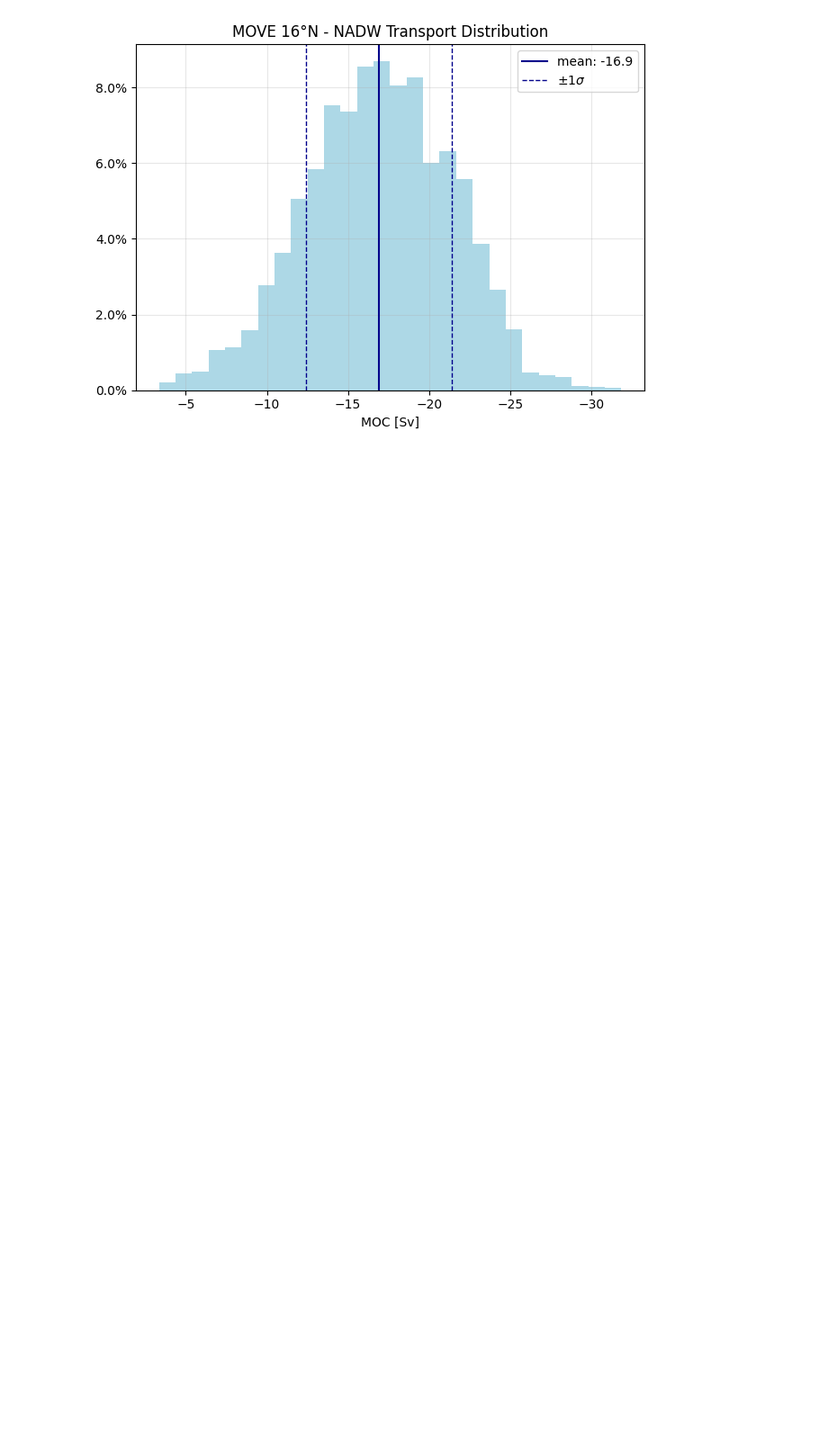
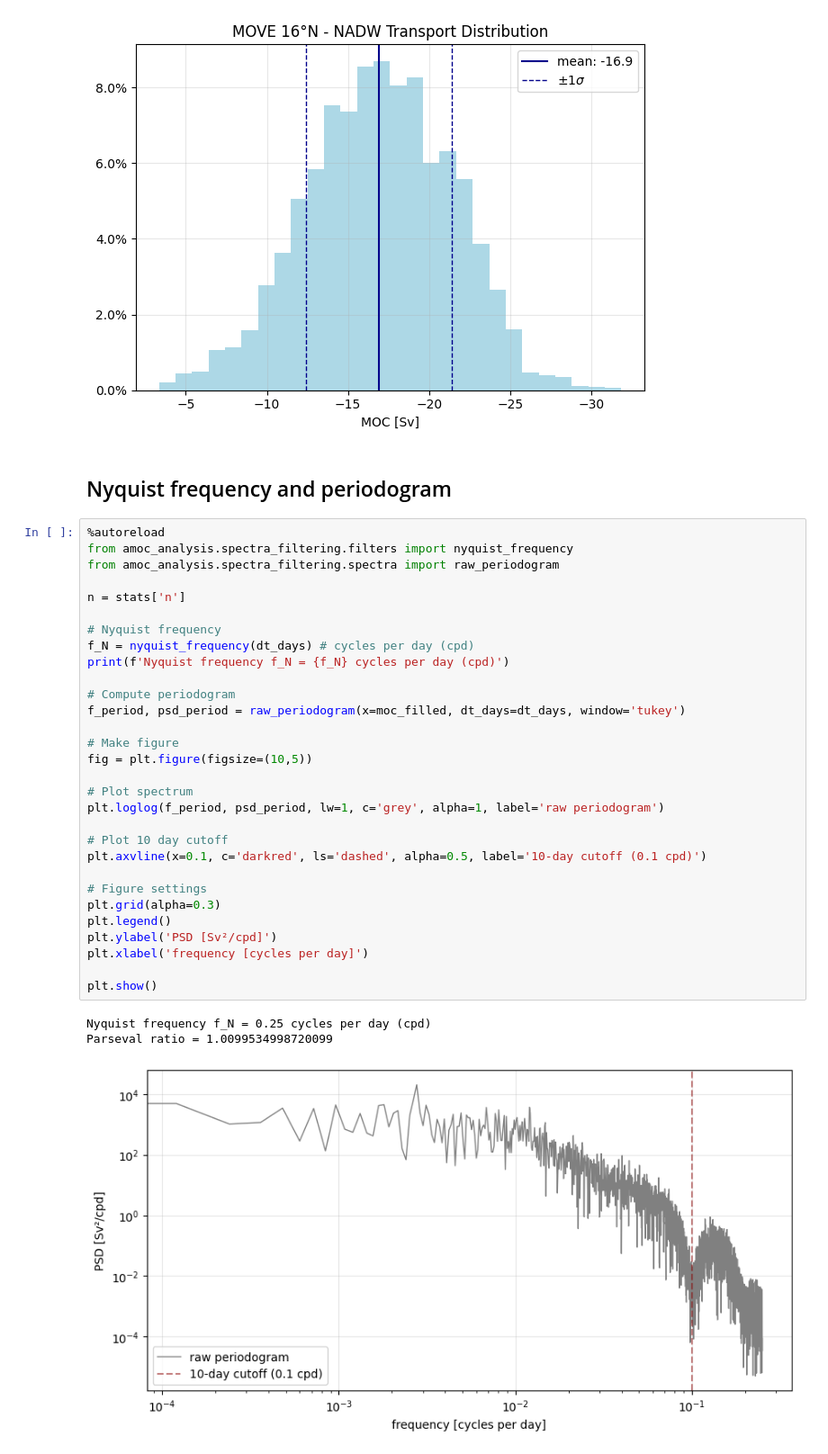
Before and after one commit to stine-fohrmann/data-analysis-assignment1, a Jupyter notebook: notebooks/assignment1.ipynb, the cells around one changed output. Shown at 90% size. Cells and saved outputs as stored; diff of their text form; blank space fills up the shorter version.

Commit message:
include periodogram

```diff
--- a/notebooks/assignment1.ipynb
+++ b/notebooks/assignment1.ipynb
@@ -120,3 +125,39 @@ plt.savefig('../plots/hist.png', bbox_inches='tight')
 plt.show()
 # %% [output]
 [figure]
+# %% [markdown]
+## Nyquist frequency and periodogram
+# %%
+%autoreload
+from amoc_analysis.spectra_filtering.filters import nyquist_frequency
+from amoc_analysis.spectra_filtering.spectra import raw_periodogram
+
+n = stats['n']
+
+# Nyquist frequency
+f_N = nyquist_frequency(dt_days) # cycles per day (cpd)
+print(f'Nyquist frequency f_N = {f_N} cycles per day (cpd)')
+
+# Compute periodogram
+f_period, psd_period = raw_periodogram(x=moc_filled, dt_days=dt_days, window='tukey')
+
+# Make figure
+fig = plt.figure(figsize=(10,5))
+
+# Plot spectrum
+plt.loglog(f_period, psd_period, lw=1, c='grey', alpha=1, label='raw periodogram')
+
+# Plot 10 day cutoff
+plt.axvline(x=0.1, c='darkred', ls='dashed', alpha=0.5, label='10-day cutoff (0.1 cpd)')
+
+# Figure settings
+plt.grid(alpha=0.3)
+plt.legend()
+plt.ylabel('PSD [Sv²/cpd]')
+plt.xlabel('frequency [cycles per day]')
+
+plt.show()
+# %% [output]
+Nyquist frequency f_N = 0.25 cycles per day (cpd)
+Parseval ratio = 1.0099534998720099
+[figure, added]
```
Also changed, not shown: parts of 3 cells of this notebook.
